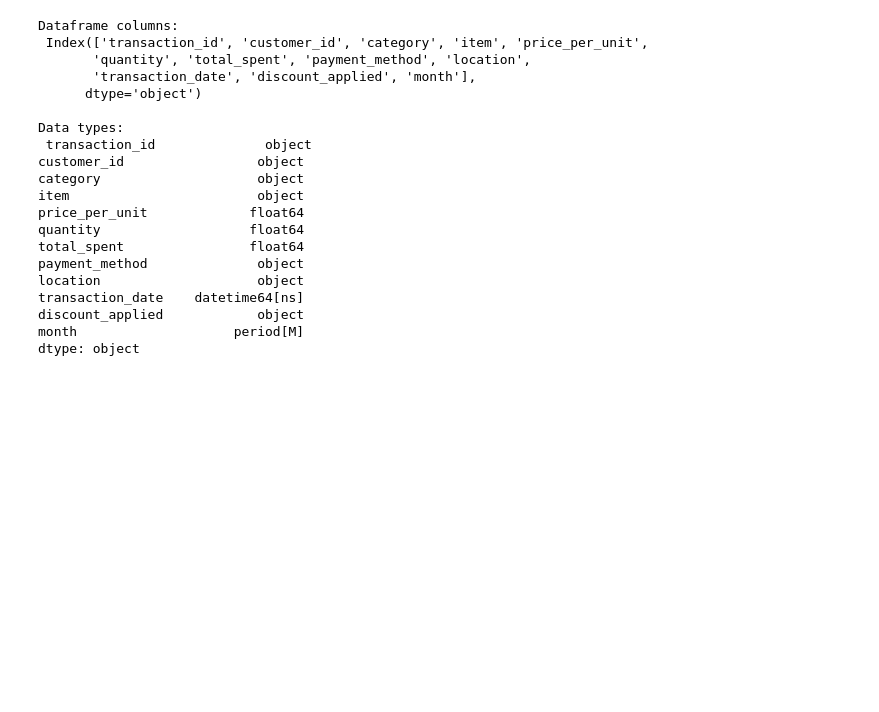
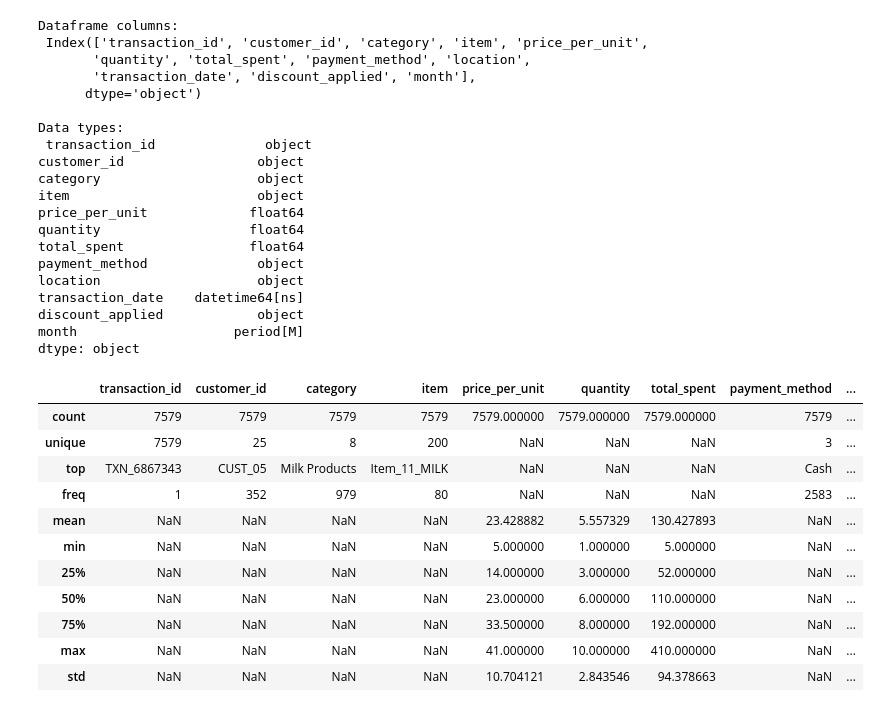
Before and after one commit to tcsimm/DataSciencePractice, a Jupyter notebook: jun28.ipynb, the cells around one changed output. Saved outputs shown, nothing was run; the diff lists cells and outputs as text; code cells hidden in the pictures; blank space fills up the shorter version.

```diff
--- a/jun28.ipynb
+++ b/jun28.ipynb
@@ -78,3 +78,18 @@ transaction_date    datetime64[ns]
 discount_applied            object
 month                    period[M]
 dtype: object
+# %%
+df.describe(include='all')
+# %% [output]
+|  | transaction_id | customer_id | category | item | price_per_unit | quantity | total_spent | payment_method | ... |
+| count | 7579 | 7579 | 7579 | 7579 | 7579.000000 | 7579.000000 | 7579.000000 | 7579 | ... |
+| unique | 7579 | 25 | 8 | 200 | NaN | NaN | NaN | 3 | ... |
+| top | TXN_6867343 | CUST_05 | Milk Products | Item_11_MILK | NaN | NaN | NaN | Cash | ... |
+| freq | 1 | 352 | 979 | 80 | NaN | NaN | NaN | 2583 | ... |
+| mean | NaN | NaN | NaN | NaN | 23.428882 | 5.557329 | 130.427893 | NaN | ... |
+| min | NaN | NaN | NaN | NaN | 5.000000 | 1.000000 | 5.000000 | NaN | ... |
+| 25% | NaN | NaN | NaN | NaN | 14.000000 | 3.000000 | 52.000000 | NaN | ... |
+| 50% | NaN | NaN | NaN | NaN | 23.000000 | 6.000000 | 110.000000 | NaN | ... |
+| 75% | NaN | NaN | NaN | NaN | 33.500000 | 8.000000 | 192.000000 | NaN | ... |
+| max | NaN | NaN | NaN | NaN | 41.000000 | 10.000000 | 410.000000 | NaN | ... |
+| std | NaN | NaN | NaN | NaN | 10.704121 | 2.843546 | 94.378663 | NaN | ... |
```
Also changed, not shown: parts of 1 cell of this notebook, 1 other file.
